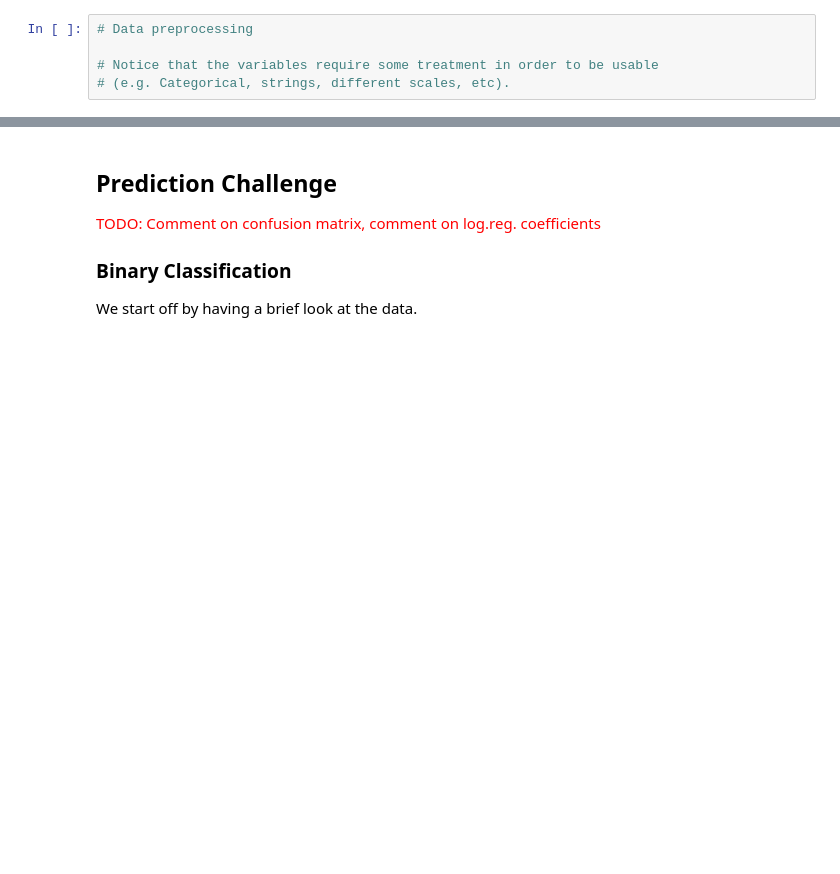
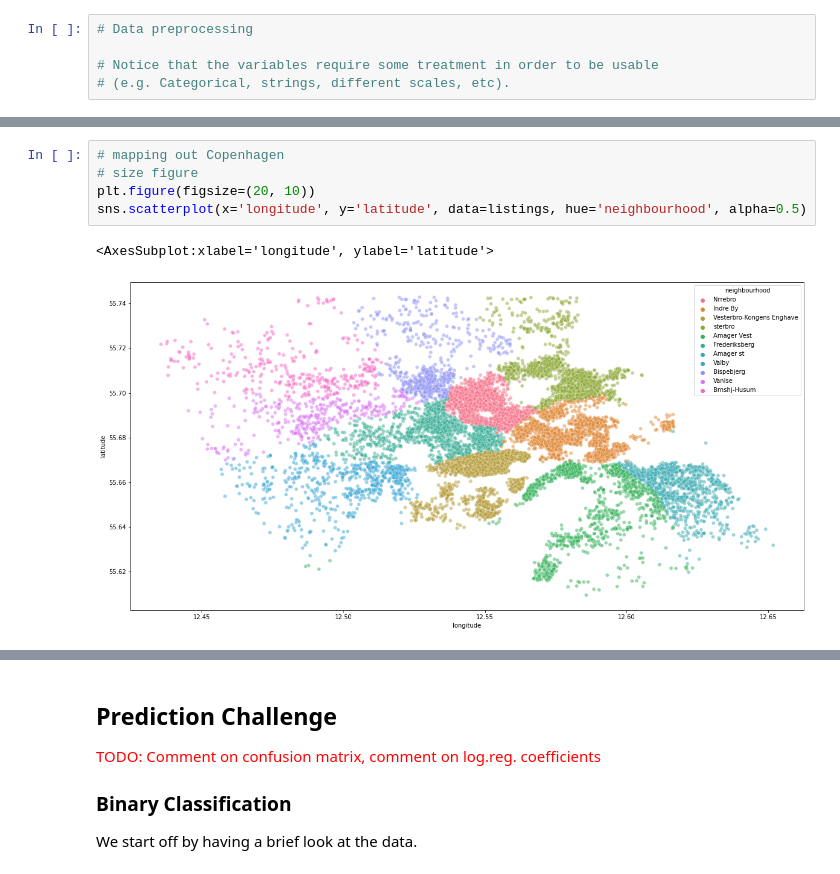
Before and after one commit to s180820/42184_AirbnbProject, a Jupyter notebook: Airbnb_project.ipynb, the cells around one changed output, grey strips where cells are left out. Cells and saved outputs as stored; diff of their text form; blank space fills up the shorter version.

```diff
--- a/Airbnb_project.ipynb
+++ b/Airbnb_project.ipynb
@@ -57,0 +70,8 @@ df_listings = pd.merge(listings, listings_gz, on = ['host_id','id'])
+# %%
+# mapping out Copenhagen
+# size figure
+plt.figure(figsize=(20, 10))
+sns.scatterplot(x='longitude', y='latitude', data=listings, hue='neighbourhood', alpha=0.5)
+# %% [output]
+<AxesSubplot:xlabel='longitude', ylabel='latitude'>
+[figure, added]
```
Also changed, not shown: parts of 11 cells of this notebook, 1 other file.
